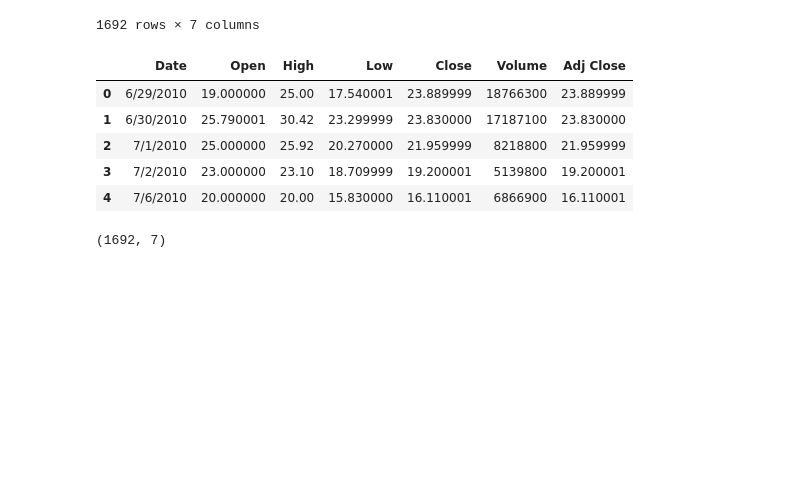
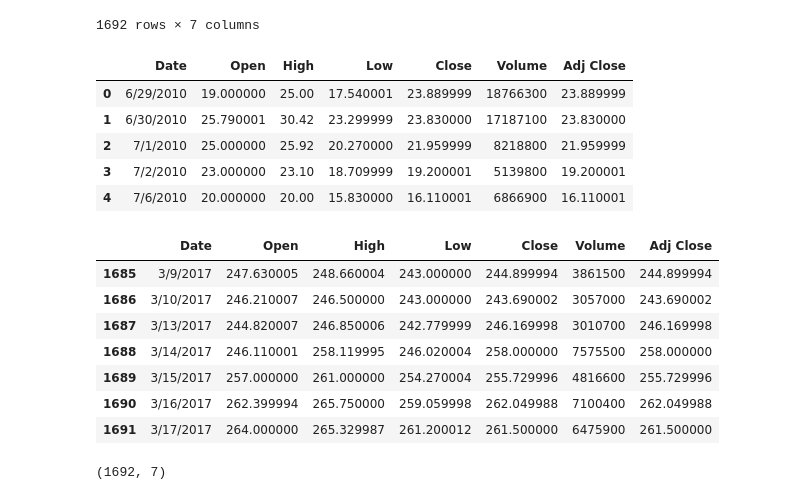
Before and after one commit to prajaktacodes/BharatinternprojectsDS, a Jupyter notebook: Stock_prediction_with_LSTM.ipynb, the cells around one changed output. Drawn from its saved outputs; the diff is of its cells as text; code cells hidden in the pictures; blank space fills up the shorter version.

```diff
--- a/Stock_prediction_with_LSTM.ipynb
+++ b/Stock_prediction_with_LSTM.ipynb
@@ -59,6 +91,17 @@ df.head()
 | 2 | 7/1/2010 | 25.000000 | 25.92 | 20.270000 | 21.959999 | 8218800 | 21.959999 |
 | 3 | 7/2/2010 | 23.000000 | 23.10 | 18.709999 | 19.200001 | 5139800 | 19.200001 |
 | 4 | 7/6/2010 | 20.000000 | 20.00 | 15.830000 | 16.110001 | 6866900 | 16.110001 |
+# %%
+df.tail(7)
+# %% [output]
+|  | Date | Open | High | Low | Close | Volume | Adj Close |
+| 1685 | 3/9/2017 | 247.630005 | 248.660004 | 243.000000 | 244.899994 | 3861500 | 244.899994 |
+| 1686 | 3/10/2017 | 246.210007 | 246.500000 | 243.000000 | 243.690002 | 3057000 | 243.690002 |
+| 1687 | 3/13/2017 | 244.820007 | 246.850006 | 242.779999 | 246.169998 | 3010700 | 246.169998 |
+| 1688 | 3/14/2017 | 246.110001 | 258.119995 | 246.020004 | 258.000000 | 7575500 | 258.000000 |
+| 1689 | 3/15/2017 | 257.000000 | 261.000000 | 254.270004 | 255.729996 | 4816600 | 255.729996 |
+| 1690 | 3/16/2017 | 262.399994 | 265.750000 | 259.059998 | 262.049988 | 7100400 | 262.049988 |
+| 1691 | 3/17/2017 | 264.000000 | 265.329987 | 261.200012 | 261.500000 | 6475900 | 261.500000 |
 # %%
 df.shape
 # %% [output]
```
Also changed, not shown: parts of 23 cells of this notebook.
